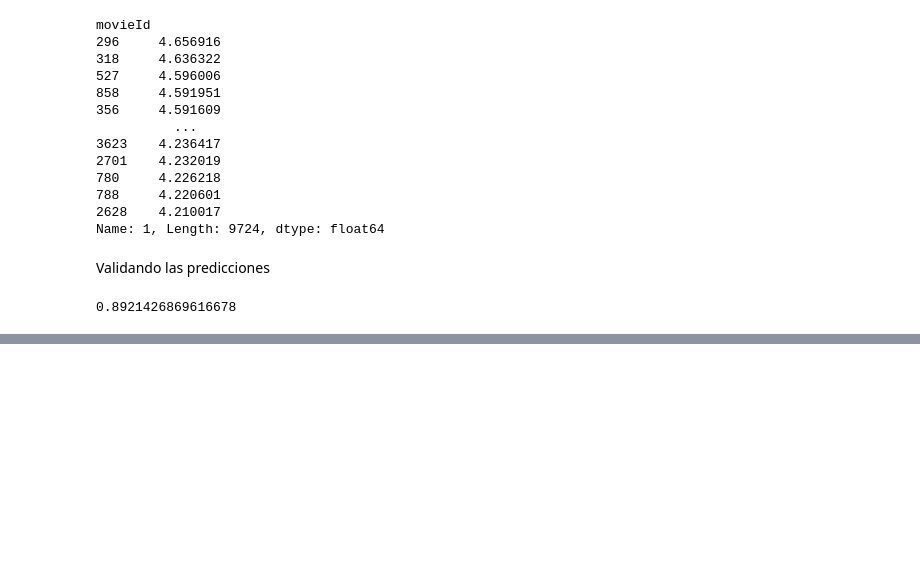
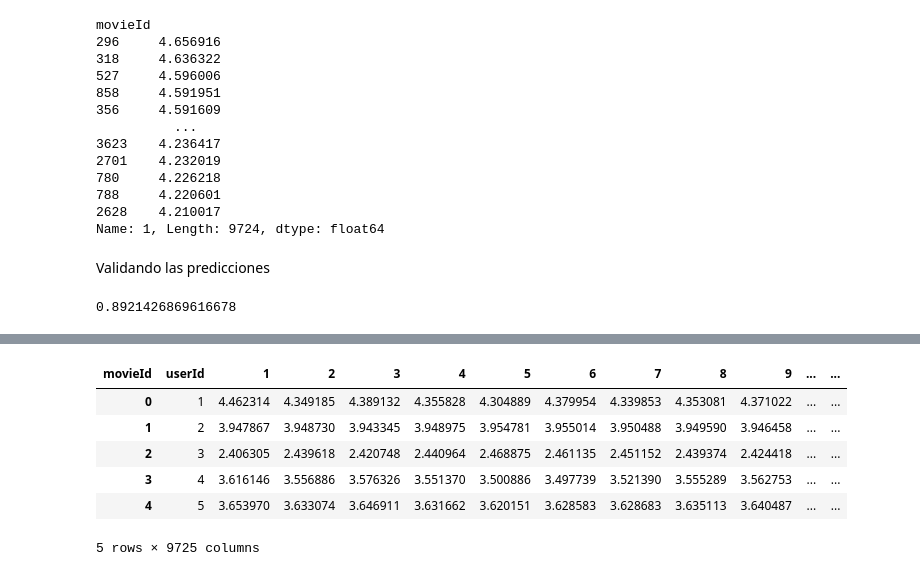
Before and after one commit to juorme/difods, a Jupyter notebook: py004_recomendacion/movies.ipynb, the cells around one changed output, grey strips where cells are left out. Cells and saved outputs as stored; diff of their text form; code cells hidden in the pictures; blank space fills up the shorter version.

```diff
--- a/py004_recomendacion/movies.ipynb
+++ b/py004_recomendacion/movies.ipynb
@@ -153,0 +165,14 @@ print(mean_squared_error(actual_valor[mask], predict_values[mask],squared=False)
+# %%
+calc_pred_df = pd.DataFrame(calc_pred_df)
+# %%
+calc_pred_df=calc_pred_df.reset_index()
+# %%
+calc_pred_df.head()
+# %% [output]
+| movieId | userId | 1 | 2 | 3 | 4 | 5 | 6 | 7 | 8 | 9 | ... | ... |
+| 0 | 1 | 4.462314 | 4.349185 | 4.389132 | 4.355828 | 4.304889 | 4.379954 | 4.339853 | 4.353081 | 4.371022 | ... | ... |
+| 1 | 2 | 3.947867 | 3.948730 | 3.943345 | 3.948975 | 3.954781 | 3.955014 | 3.950488 | 3.949590 | 3.946458 | ... | ... |
+| 2 | 3 | 2.406305 | 2.439618 | 2.420748 | 2.440964 | 2.468875 | 2.461135 | 2.451152 | 2.439374 | 2.424418 | ... | ... |
+| 3 | 4 | 3.616146 | 3.556886 | 3.576326 | 3.551370 | 3.500886 | 3.497739 | 3.521390 | 3.555289 | 3.562753 | ... | ... |
+| 4 | 5 | 3.653970 | 3.633074 | 3.646911 | 3.631662 | 3.620151 | 3.628583 | 3.628683 | 3.635113 | 3.640487 | ... | ... |
+5 rows × 9725 columns
```
Also changed, not shown: parts of 12 cells of this notebook, 1 other file.
